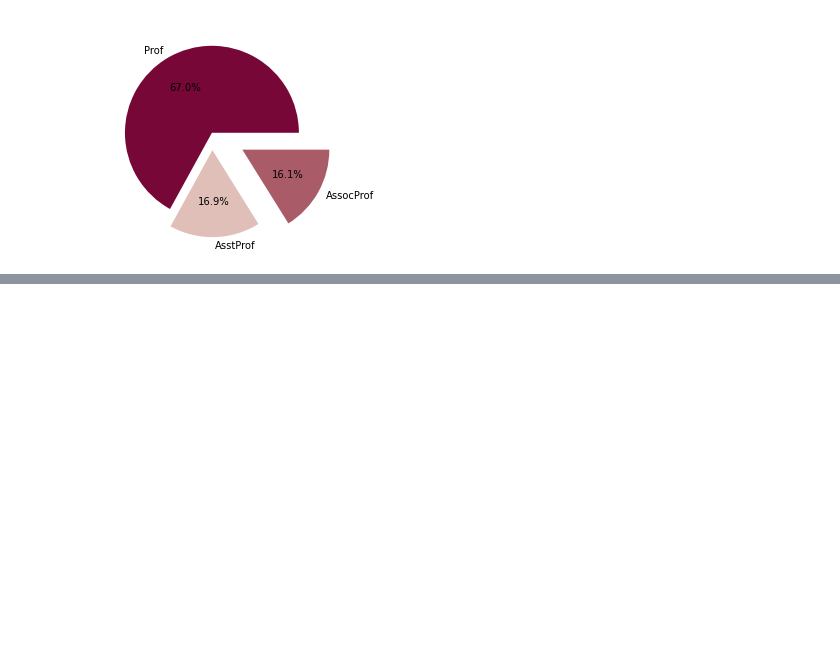
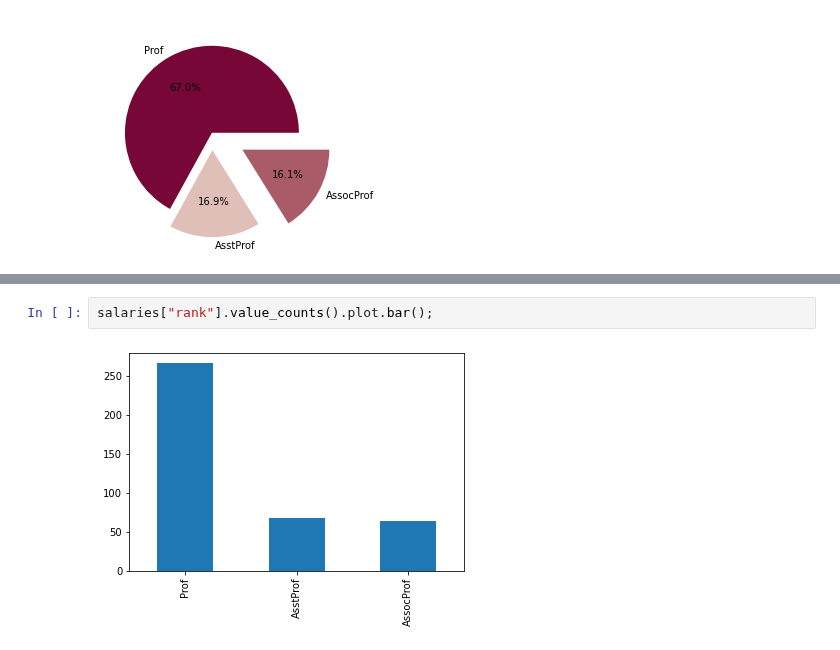
Before and after one commit to Jammal7/Introduction_to_Data_Science, a Jupyter notebook: GAMES/Introduction_to_Univariate_Statistics.ipynb, the cells around one changed output, grey strips where cells are left out. Saved outputs shown, nothing was run; the diff lists cells and outputs as text; blank space fills up the shorter version.

```diff
--- a/GAMES/Introduction_to_Univariate_Statistics.ipynb
+++ b/GAMES/Introduction_to_Univariate_Statistics.ipynb
@@ -420,0 +432,4 @@ plt.pie(values, labels = labels, colors = col, autopct = '%1.1f%%', explode = ex
+# %%
+salaries["rank"].value_counts().plot.bar();
+# %% [output]
+[figure, added]
```
Also changed, not shown: parts of 11 cells of this notebook.
